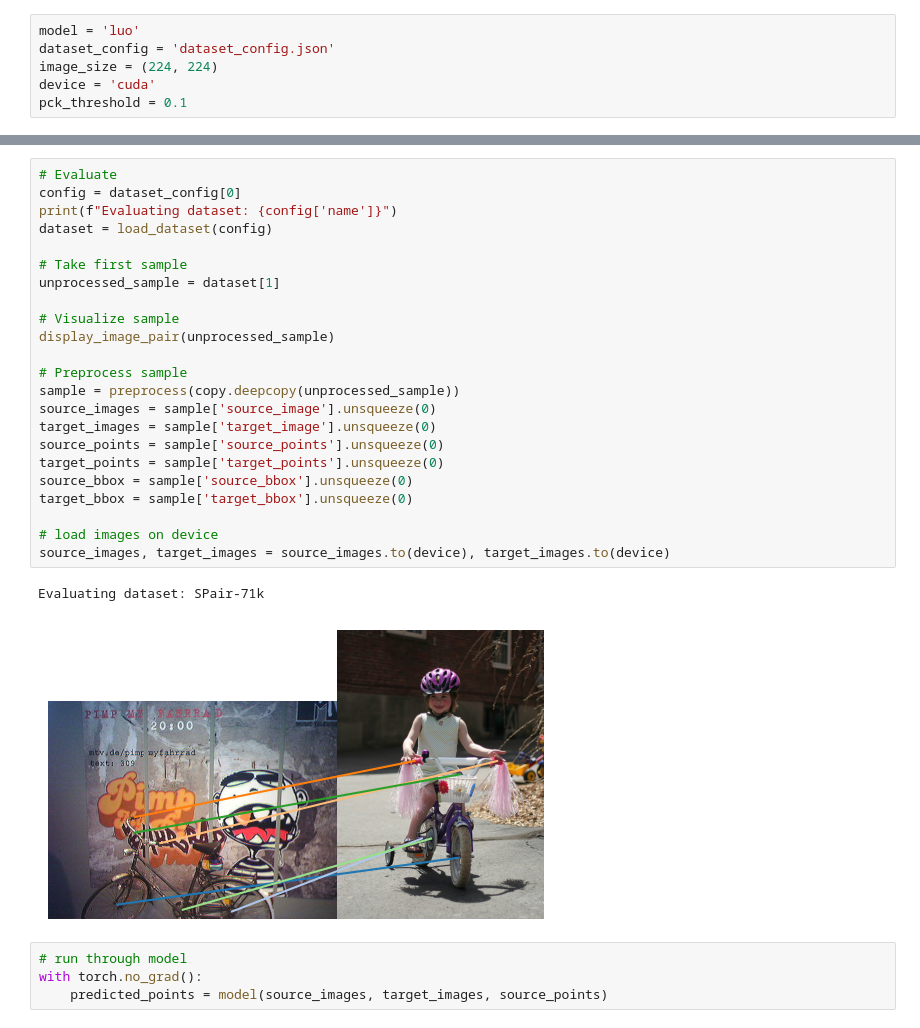
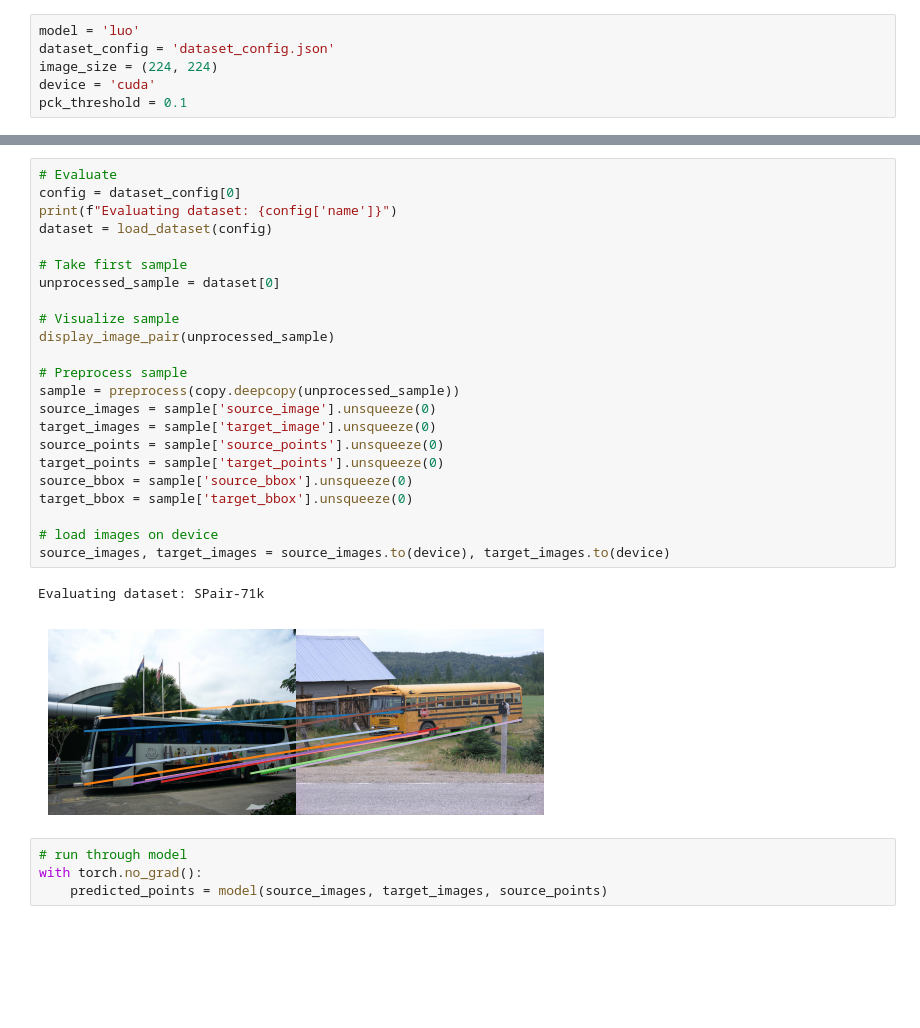
Before and after one commit to FrankFundel/DistillDIFT, a Jupyter notebook: eval_demo.ipynb, the cells around one changed output, grey strips where cells are left out. Saved outputs shown, nothing was run; the diff lists cells and outputs as text; blank space fills up the shorter version.

```diff
--- a/eval_demo.ipynb
+++ b/eval_demo.ipynb
@@ -61,29 +55,29 @@ negative_prompt:
 # %%
 # Evaluate
 config = dataset_config[0]
 print(f"Evaluating dataset: {config['name']}")
 dataset = load_dataset(config)
 
 # Take first sample
-unprocessed_sample = dataset[1]
+unprocessed_sample = dataset[0]
 
 # Visualize sample
 display_image_pair(unprocessed_sample)
 
 # Preprocess sample
 sample = preprocess(copy.deepcopy(unprocessed_sample))
 source_images = sample['source_image'].unsqueeze(0)
 target_images = sample['target_image'].unsqueeze(0)
 source_points = sample['source_points'].unsqueeze(0)
 target_points = sample['target_points'].unsqueeze(0)
 source_bbox = sample['source_bbox'].unsqueeze(0)
 target_bbox = sample['target_bbox'].unsqueeze(0)
 
 # load images on device
 source_images, target_images = source_images.to(device), target_images.to(device)
 # %% [output]
 Evaluating dataset: SPair-71k
-[figure, old version]
+[figure, new version]
 # %%
 # run through model
 with torch.no_grad():
```
Also changed, not shown: parts of 4 cells of this notebook, 5 other files.
